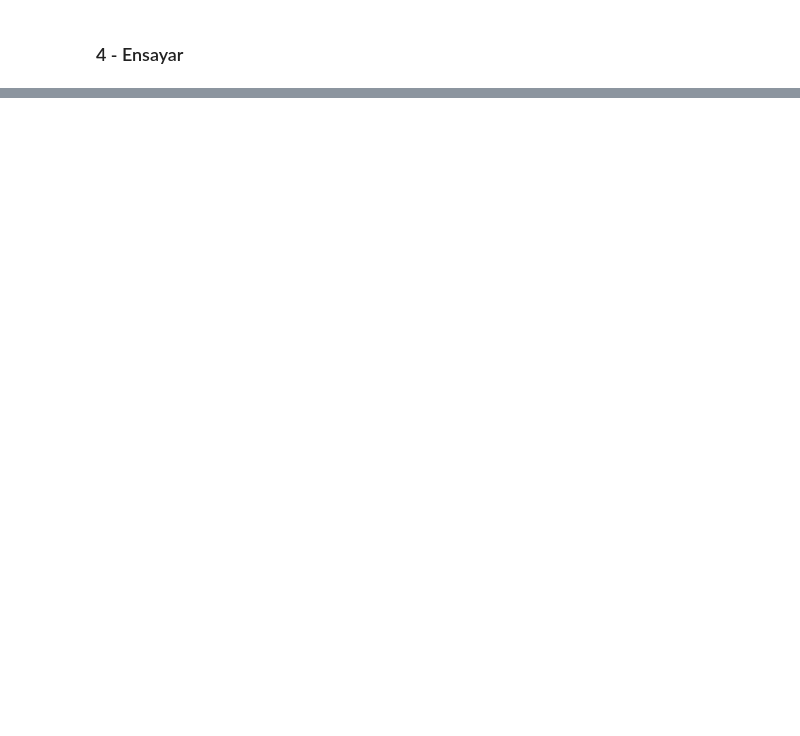
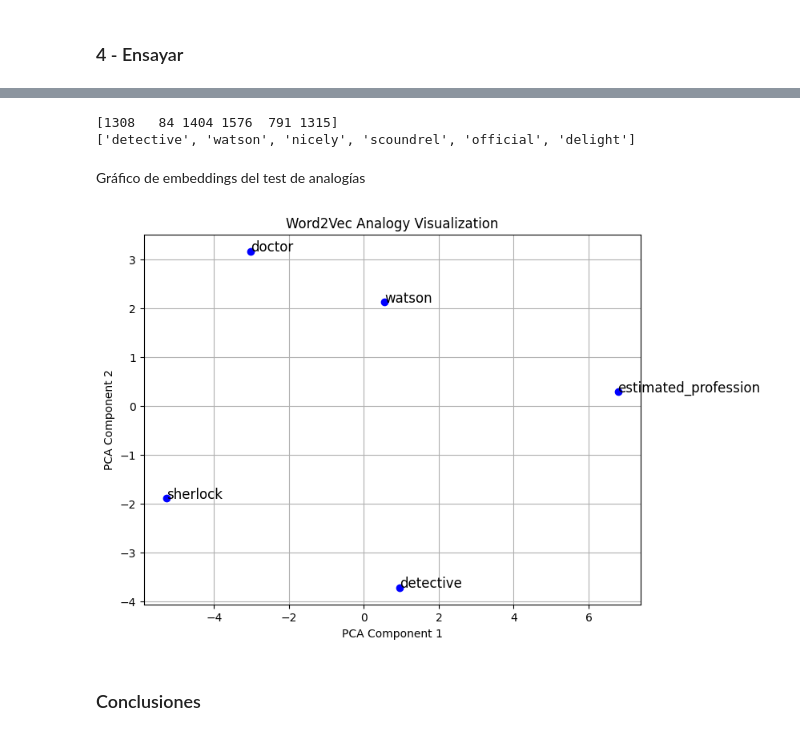
Before and after one commit to jmestanza/natural-language-processing-practice, a Jupyter notebook: desafios/Desafio_2/Desafio_2.ipynb, the cells around one changed output, grey strips where cells are left out. Cells and saved outputs as stored; diff of their text form; code cells hidden in the pictures; blank space fills up the shorter version.

```diff
--- a/desafios/Desafio_2/Desafio_2.ipynb
+++ b/desafios/Desafio_2/Desafio_2.ipynb
@@ -186,6 +216,9 @@ import dateparser
 import string
 
 def preprocess_sherlock(text):
+
+    text = replace_abbreviations(text, abbreviation_mapping)
+
     text = text.lower()
 
     # 1. Normalize Line Breaks & Whitespace
@@ -426,6 +434,9 @@ Loss after epoch 190: 93740.0
 # %% [markdown]
 ### 4 - Ensayar
 # %%
-# Palabras que MÁS se relacionan con...:
-w2v_model.wv.most_similar(positive=["holmes"], topn=10)
+list_of_words = ["holmes", "sherlock", "watson", "detective", "case", "doctor"]
+for word in list_of_words:
+  print(f"Palabras que MÁS se relacionan con {word}:")
+  print(w2v_model.wv.most_similar(positive=[word], topn=10))
+  print(" ")
 # %% [output]
@@ -497,0 +473,54 @@ w2v_model.wv.most_similar(positive=["case"], topn=10)
+# %%
+example_name = w2v_model.wv.get_vector("sherlock")
+
+example_profession = w2v_model.wv.get_vector("detective")
+
+name_profession_relationship = example_name-example_profession
+
+question_name = w2v_model.wv.get_vector("watson")
+
+
+question_capital_estimated = question_name-name_profession_relationship
+# %%
+import numpy as np
+options_list =  list(w2v_model.wv.key_to_index.keys())
+options = [w2v_model.wv.get_vector(el) for el in options_list]
+# print(options)
+similarities = w2v_model.wv.cosine_similarities(question_capital_estimated, options)
+
+mostsim = np.argsort(similarities)[::-1][:6]
+print(mostsim)
+print([options_list[i] for i in mostsim])
+# %% [output]
+[1308   84 1404 1576  791 1315]
+['detective', 'watson', 'nicely', 'scoundrel', 'official', 'delight']
+# %% [markdown]
+Gráfico de embeddings del test de analogías
+# %%
+from sklearn.decomposition import PCA
+import matplotlib.pyplot as plt
+# Reduce to 2D using PCA
+pca = PCA(n_components=2)
+# Collect vectors for visualization
+words = ["sherlock", "detective", "watson", "doctor" , "estimated_profession"]
+vectors = np.array([example_name, example_profession, question_name,  w2v_model.wv.get_vector("doctor"), question_capital_estimated])
+
+vectors_2d = pca.fit_transform(vectors)
+
+# Plot
+plt.figure(figsize=(8,6))
+plt.scatter(vectors_2d[:, 0], vectors_2d[:, 1], color='blue')
+
+# Annotate each point
+for i, word in enumerate(words):
+    plt.annotate(word, (vectors_2d[i, 0], vectors_2d[i, 1]), fontsize=12)
+
+plt.title("Word2Vec Analogy Visualization")
+plt.xlabel("PCA Component 1")
+plt.ylabel("PCA Component 2")
+plt.grid()
+plt.show()
+# %% [output]
+[figure, added]
+# %% [markdown]
+### Conclusiones
```
Also changed, not shown: parts of 18 cells of this notebook.
